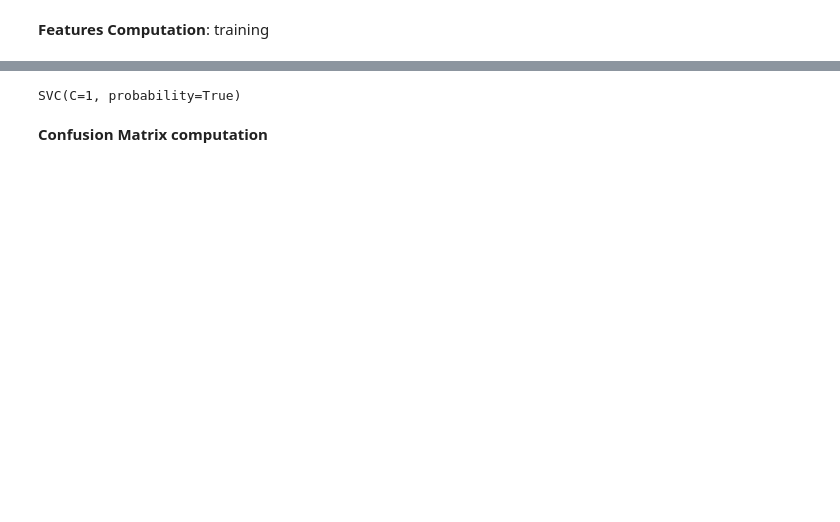
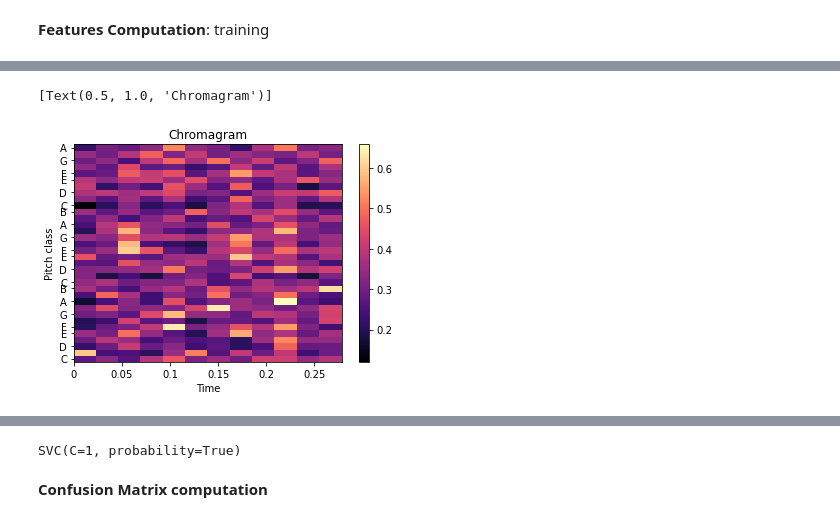
Before and after one commit to enricovalente23/CMLS-Homework-1-Group-8, a Jupyter notebook: Homework1.ipynb, the cells around one changed output, grey strips where cells are left out. Saved outputs shown, nothing was run; the diff lists cells and outputs as text; code cells hidden in the pictures; blank space fills up the shorter version.

```diff
--- a/Homework1.ipynb
+++ b/Homework1.ipynb
@@ -108,3 +136,13 @@ for c in classes:
+# %%
+#Chromagram of test features (maybe not useful)
+
+fig, ax = plt.subplots()
+img = librosa.display.specshow(test_features_chroma, y_axis='chroma', x_axis='time', ax=ax)
+fig.colorbar(img, ax=ax)
+ax.set(title='Chromagram')
+# %% [output]
+[Text(0.5, 1.0, 'Chromagram')]
+[figure, added]
 # %%
 #Better understanding of this!!
 #Maybe choose another plotting method
```
Also changed, not shown: parts of 16 cells of this notebook.
